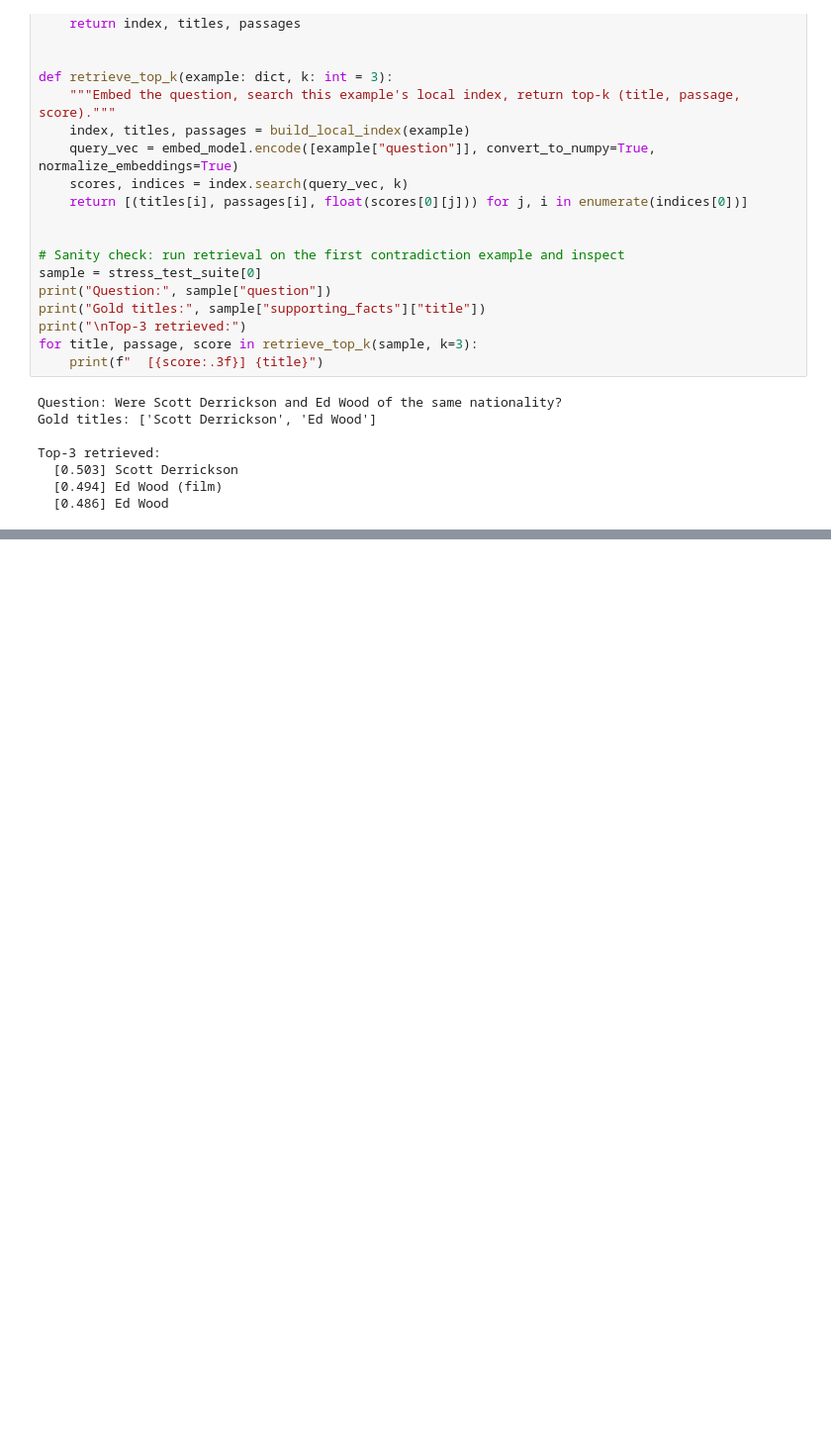
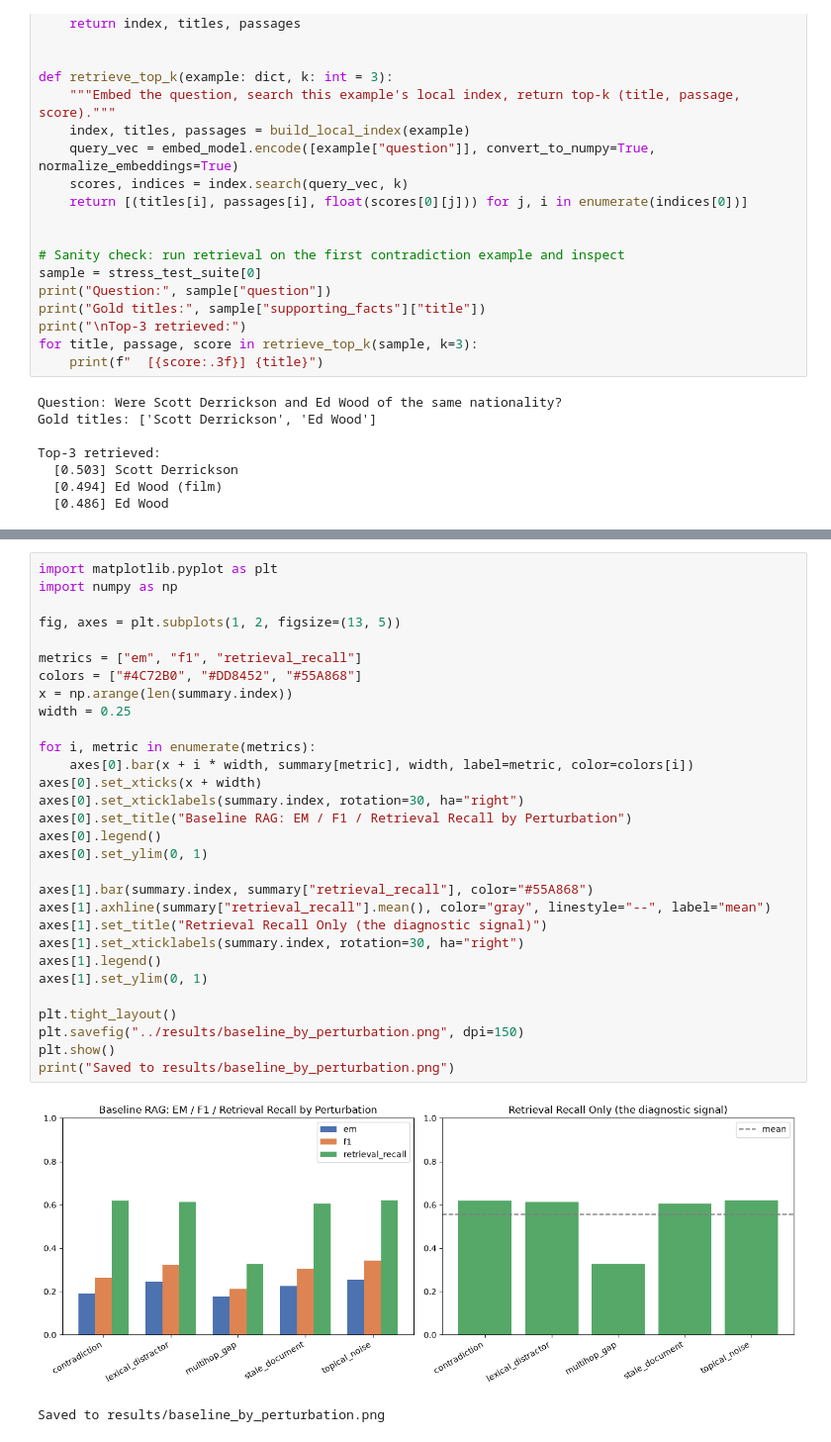
Before and after one commit to avahanmasih/RAG-Diagnostic-Suite, a Jupyter notebook: notebooks/01_dataset_exploration.ipynb.ipynb, the cells around one changed output, grey strips where cells are left out. Shown at 99% size. Drawn from its saved outputs; the diff is of its cells as text; blank space fills up the shorter version.

```diff
--- a/notebooks/01_dataset_exploration.ipynb.ipynb
+++ b/notebooks/01_dataset_exploration.ipynb.ipynb
@@ -183,0 +246,33 @@ To support symlinks on Windows, you either need to activate Developer Mode or to
+# %%
+import matplotlib.pyplot as plt
+import numpy as np
+
+fig, axes = plt.subplots(1, 2, figsize=(13, 5))
+
+metrics = ["em", "f1", "retrieval_recall"]
+colors = ["#4C72B0", "#DD8452", "#55A868"]
+x = np.arange(len(summary.index))
+width = 0.25
+
+for i, metric in enumerate(metrics):
+    axes[0].bar(x + i * width, summary[metric], width, label=metric, color=colors[i])
+axes[0].set_xticks(x + width)
+axes[0].set_xticklabels(summary.index, rotation=30, ha="right")
+axes[0].set_title("Baseline RAG: EM / F1 / Retrieval Recall by Perturbation")
+axes[0].legend()
+axes[0].set_ylim(0, 1)
+
+axes[1].bar(summary.index, summary["retrieval_recall"], color="#55A868")
+axes[1].axhline(summary["retrieval_recall"].mean(), color="gray", linestyle="--", label="mean")
+axes[1].set_title("Retrieval Recall Only (the diagnostic signal)")
+axes[1].set_xticklabels(summary.index, rotation=30, ha="right")
+axes[1].legend()
+axes[1].set_ylim(0, 1)
+
+plt.tight_layout()
+plt.savefig("../results/baseline_by_perturbation.png", dpi=150)
+plt.show()
+print("Saved to results/baseline_by_perturbation.png")
+# %% [output]
+[figure, added]
+Saved to results/baseline_by_perturbation.png
```
Also changed, not shown: parts of 7 cells of this notebook, 2 other files.
